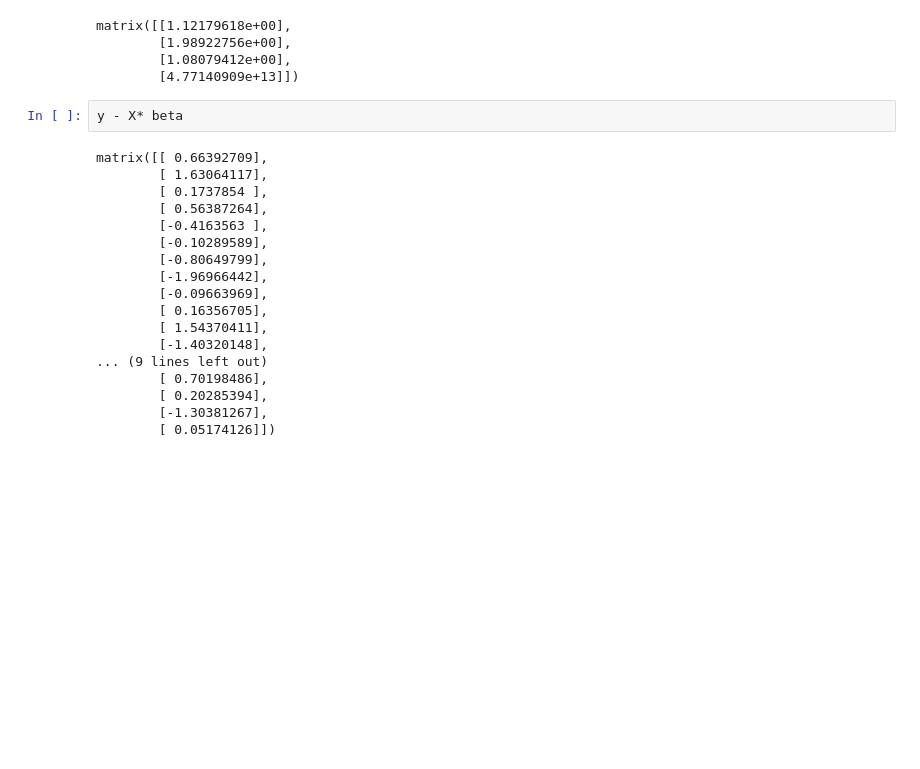
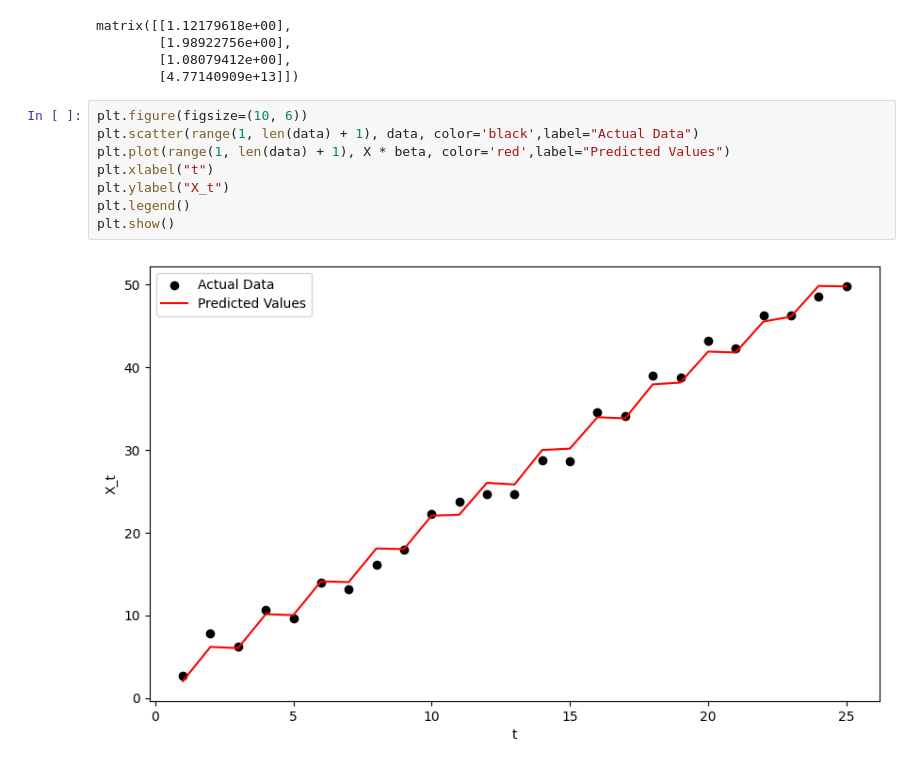
Before and after one commit to kurugodukarthik11/Time-series-analysis, a Jupyter notebook: assignments/assignment_1/working.ipynb, the cells around one changed output. Cells and saved outputs as stored; diff of their text form; blank space fills up the shorter version.

```diff
--- a/assignments/assignment_1/working.ipynb
+++ b/assignments/assignment_1/working.ipynb
@@ -128,23 +110,13 @@ matrix([[1.12179618e+00],
         [1.98922756e+00],
         [1.08079412e+00],
         [4.77140909e+13]])
-# %%
-y - X* beta
-# %% [output]
-matrix([[ 0.66392709],
-        [ 1.63064117],
-        [ 0.1737854 ],
-        [ 0.56387264],
-        [-0.4163563 ],
-        [-0.10289589],
-        [-0.80649799],
-        [-1.96966442],
-        [-0.09663969],
-        [ 0.16356705],
-        [ 1.54370411],
-        [-1.40320148],
-... (9 lines left out)
-        [ 0.70198486],
-        [ 0.20285394],
-        [-1.30381267],
-        [ 0.05174126]])
+# %%
+plt.figure(figsize=(10, 6))
+plt.scatter(range(1, len(data) + 1), data, color='black',label="Actual Data")
+plt.plot(range(1, len(data) + 1), X * beta, color='red',label="Predicted Values")
+plt.xlabel("t")
+plt.ylabel("X_t")
+plt.legend()
+plt.show()
+# %% [output]
+[figure, added]
```
Also changed, not shown: parts of 1 cell of this notebook, 4 other files.
